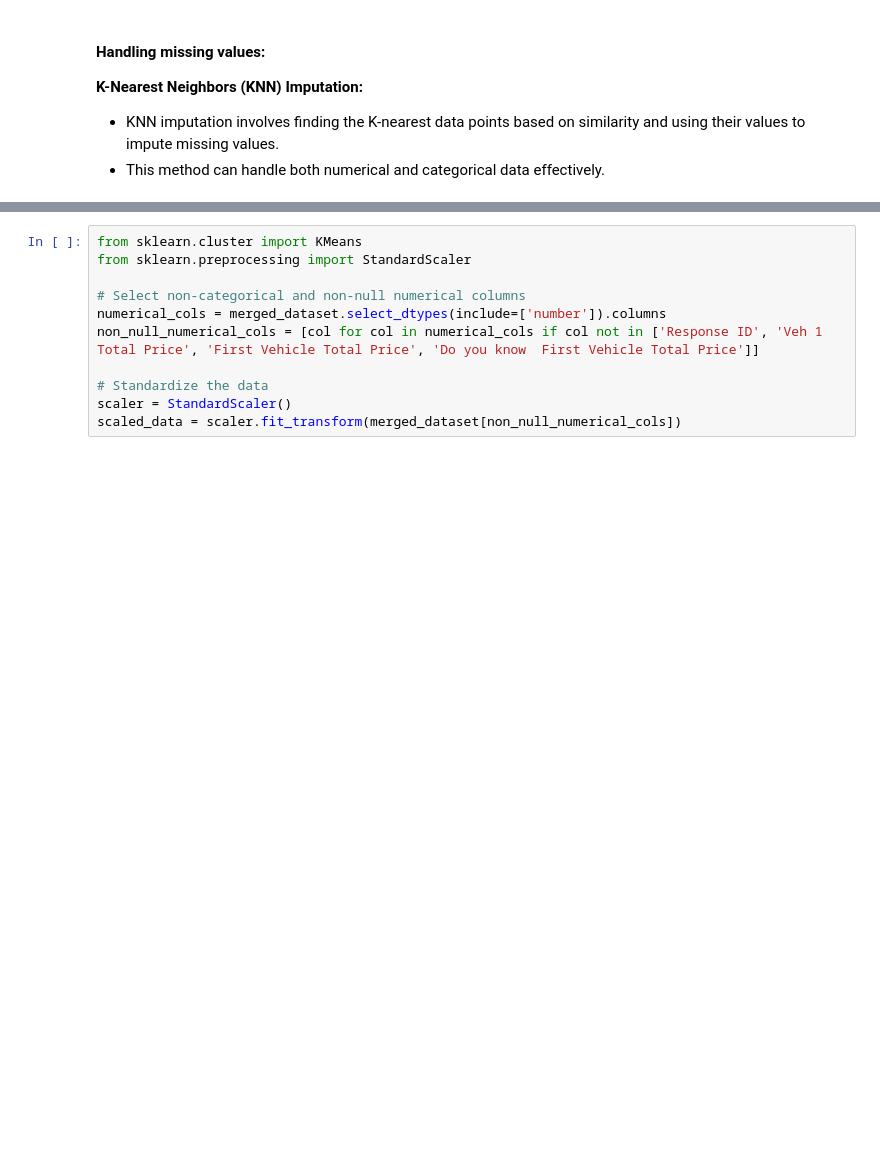
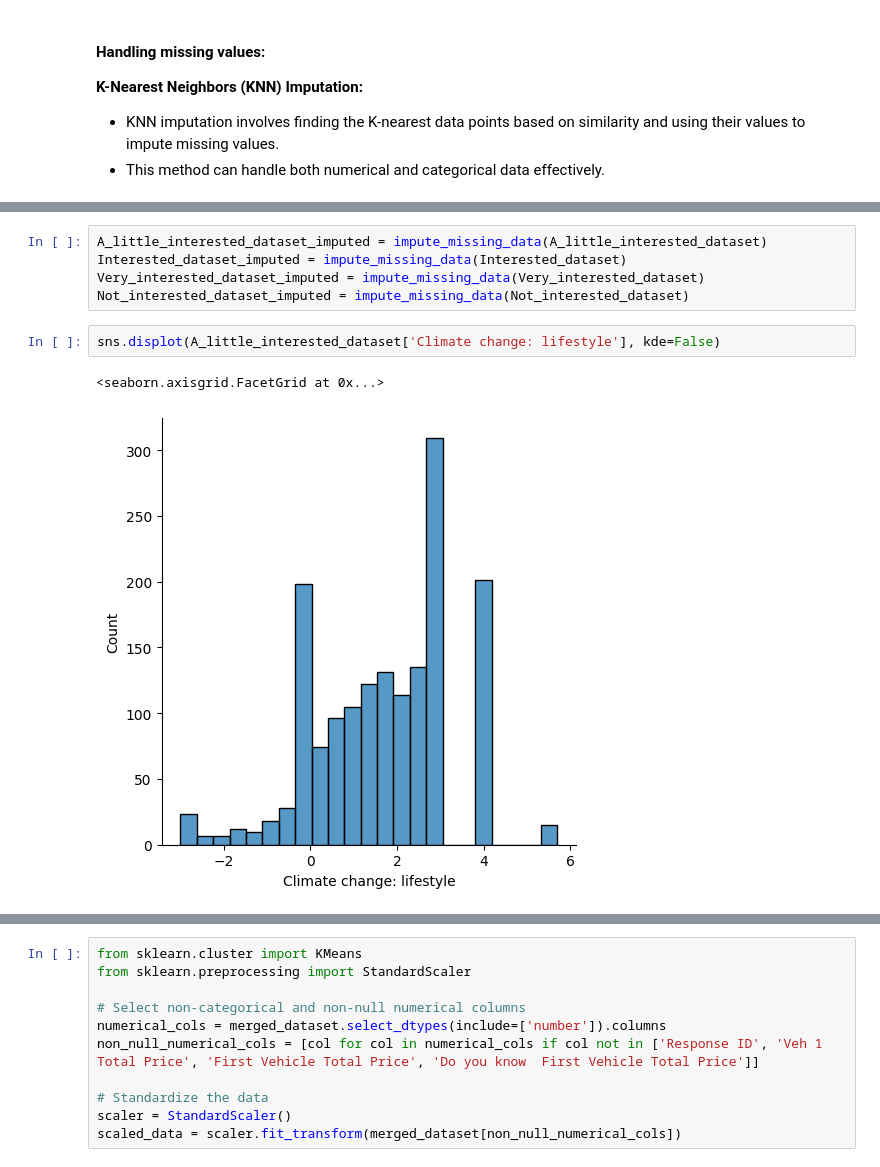
Before and after one commit to kkrusere/EV_Market-Analysis-and-Consumer-Behavior, a Jupyter notebook: data_collection_&_EDA.ipynb, the cells around one changed output, grey strips where cells are left out. Drawn from its saved outputs; the diff is of its cells as text; blank space fills up the shorter version.

```diff
--- a/data_collection_&_EDA.ipynb
+++ b/data_collection_&_EDA.ipynb
@@ -1306,0 +1294,10 @@ A_little_interested_dataset_imputed = knn_impute(A_little_interested_dataset)
+# %%
+A_little_interested_dataset_imputed = impute_missing_data(A_little_interested_dataset)
+Interested_dataset_imputed = impute_missing_data(Interested_dataset)
+Very_interested_dataset_imputed = impute_missing_data(Very_interested_dataset)
+Not_interested_dataset_imputed = impute_missing_data(Not_interested_dataset)
+# %%
+sns.displot(A_little_interested_dataset['Climate change: lifestyle'], kde=False)
+# %% [output]
+<seaborn.axisgrid.FacetGrid at 0x...>
+[figure, added]
```
Also changed, not shown: parts of 27 cells of this notebook.
